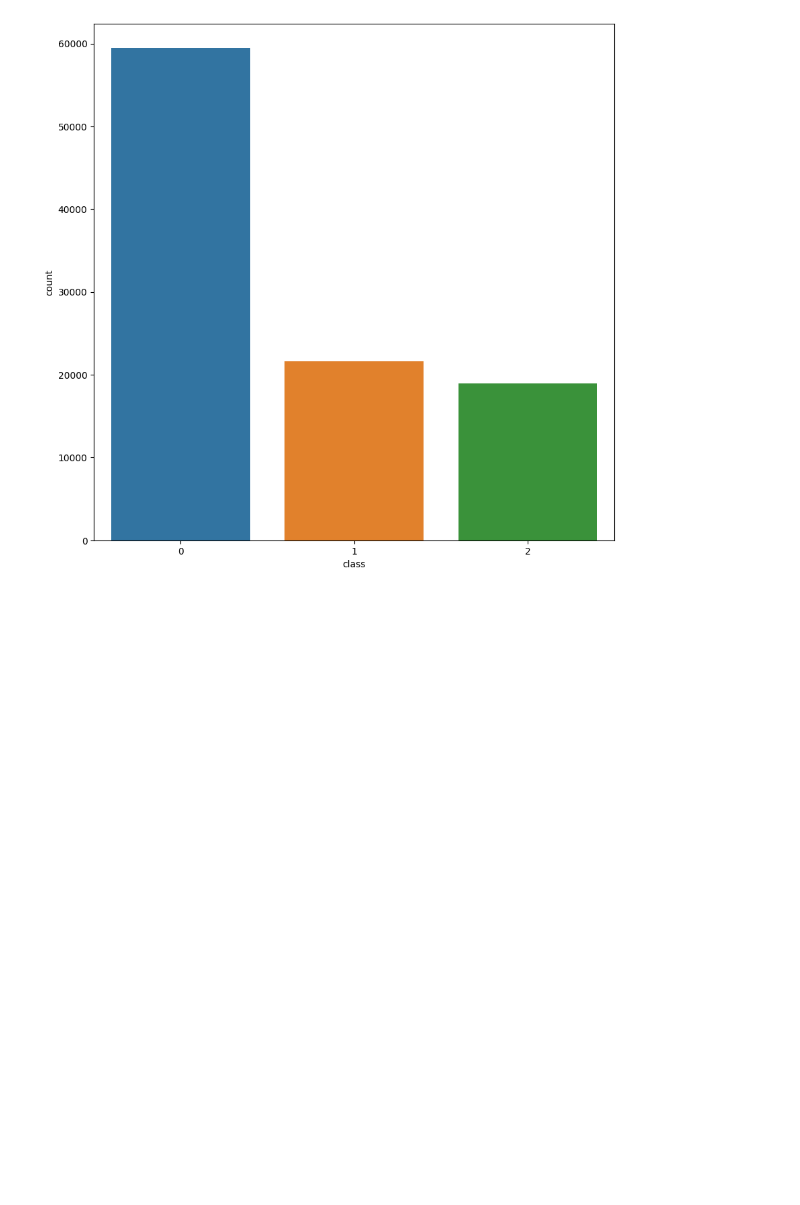
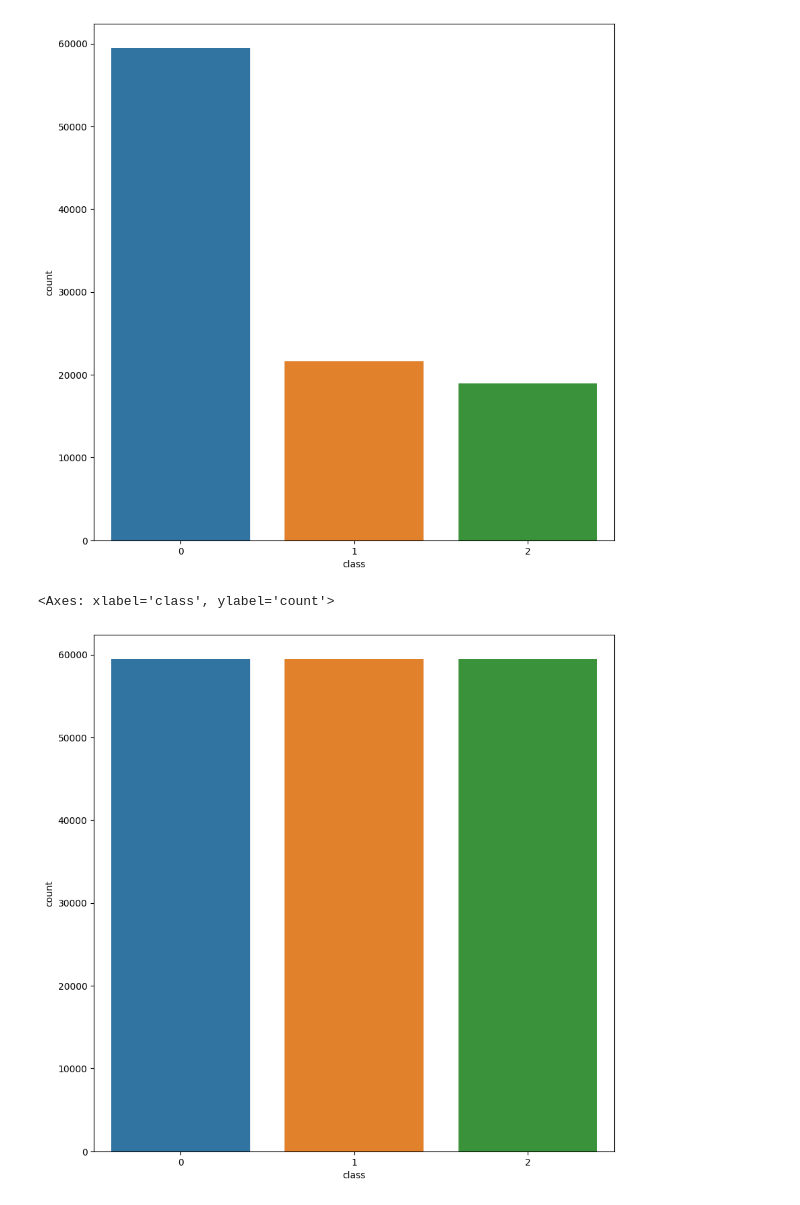
Before and after one commit to ahmedidrissi/stellar-classification, a Jupyter notebook: data_processing.ipynb, the cells around one changed output. Cells and saved outputs as stored; diff of their text form; code cells hidden in the pictures; blank space fills up the shorter version.

```diff
--- a/data_processing.ipynb
+++ b/data_processing.ipynb
@@ -184,3 +185,15 @@ sns.countplot(x=df['class']) # plot Type column
 # %% [output]
 <Axes: xlabel='class', ylabel='count'>
 [figure]
+# %%
+X, y = df.drop(["class"],axis=1), df["class"]
+# %%
+# using oversampling with SMOTE to deal with imbalanced data
+sm = SMOTE(random_state=42)
+X, y = sm.fit_resample(X, y)
+# %%
+plt.figure(figsize=(10,10))
+sns.countplot(x=y)
+# %% [output]
+<Axes: xlabel='class', ylabel='count'>
+[figure, added]
```
Also changed, not shown: parts of 3 cells of this notebook.
